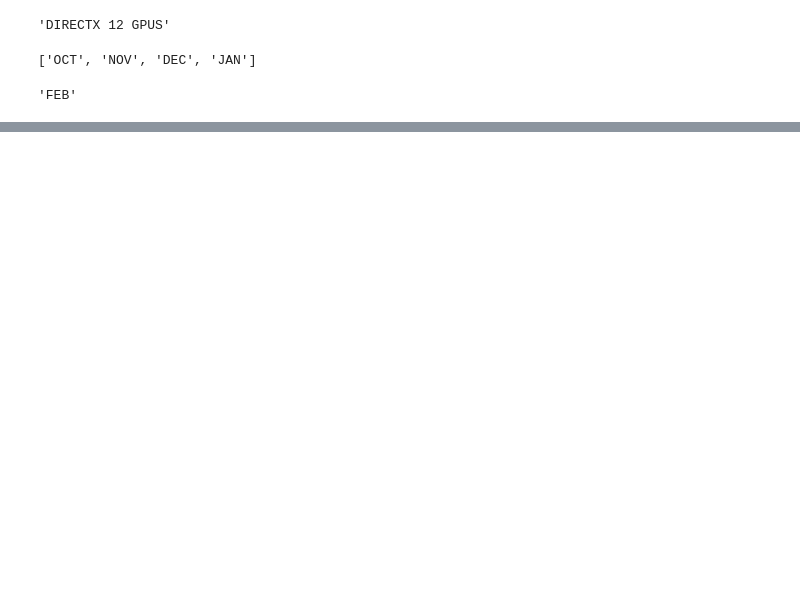
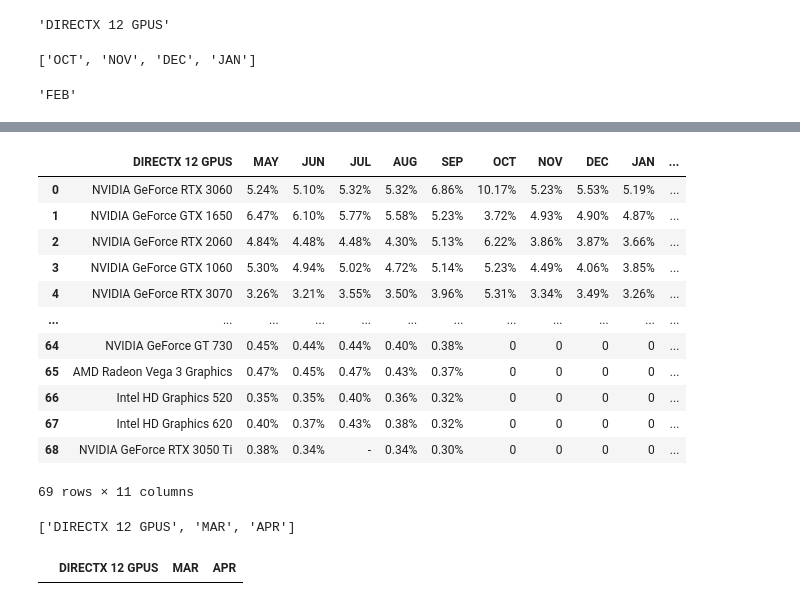
Before and after one commit to knoppds/CSCI_5502_Group_Project_01, a Jupyter notebook: gp_01_steam_GPU_usage.ipynb, the cells around one changed output, grey strips where cells are left out. Cells and saved outputs as stored; diff of their text form; code cells hidden in the pictures; blank space fills up the shorter version.

```diff
--- a/gp_01_steam_GPU_usage.ipynb
+++ b/gp_01_steam_GPU_usage.ipynb
@@ -119,0 +112,4 @@ df
+# %%
+url = 'https://web.archive.org/web/20231011055311/https://store.steampowered.com/hwsurvey/videocard/'
+request = requests.get(url)
+soup2 = BeautifulSoup(request.content, 'html.parser')
@@ -119,0 +153,5 @@ df
+# %%
+GPU_name = soup2.find_all('div', class_='substats_col_left')
+#strip the html tags
+GPU_name = [x.text.strip() for x in GPU_name]
+GPU_name = GPU_name[105:166]
@@ -119,0 +190,9 @@ df
+# %%
+#add the new data to the dataframe
+df2['DIRECTX 12 GPUS'] = GPU_name
+df2['MAY'] = MAY_usage
+df2['JUN'] = JUN_usage
+df2['JUL'] = JUL_usage
+df2['AUG'] = AUG_usage
+df2['SEP'] = SEP_usage
+df2
@@ -119,0 +213,24 @@ df
+# %%
+# when the two dataframes have the same DIRECTX 12 GPUS, we can merge them, when they don't add the new data to the dataframe
+df = pd.merge(df, df2, on='DIRECTX 12 GPUS', how='outer')
+#remove duplicate DIRECTX 12 GPUS
+df = df.drop_duplicates(subset='DIRECTX 12 GPUS')
+#fill the NaN values with 0
+df = df.fillna(0)
+#reorder the columns to be in the following order: DIRECTX 12 GPUS, MAY, JUN, JUL, AUG, SEP, OCT, NOV, DEC, JAN, FEB
+df = df[['DIRECTX 12 GPUS', 'MAY', 'JUN', 'JUL', 'AUG', 'SEP', 'OCT', 'NOV', 'DEC', 'JAN', 'FEB']]
+df
+# %% [output]
+|  | DIRECTX 12 GPUS | MAY | JUN | JUL | AUG | SEP | OCT | NOV | DEC | JAN | ... |
+| 0 | NVIDIA GeForce RTX 3060 | 5.24% | 5.10% | 5.32% | 5.32% | 6.86% | 10.17% | 5.23% | 5.53% | 5.19% | ... |
+| 1 | NVIDIA GeForce GTX 1650 | 6.47% | 6.10% | 5.77% | 5.58% | 5.23% | 3.72% | 4.93% | 4.90% | 4.87% | ... |
+| 2 | NVIDIA GeForce RTX 2060 | 4.84% | 4.48% | 4.48% | 4.30% | 5.13% | 6.22% | 3.86% | 3.87% | 3.66% | ... |
+| 3 | NVIDIA GeForce GTX 1060 | 5.30% | 4.94% | 5.02% | 4.72% | 5.14% | 5.23% | 4.49% | 4.06% | 3.85% | ... |
+| 4 | NVIDIA GeForce RTX 3070 | 3.26% | 3.21% | 3.55% | 3.50% | 3.96% | 5.31% | 3.34% | 3.49% | 3.26% | ... |
+| ... | ... | ... | ... | ... | ... | ... | ... | ... | ... | ... | ... |
+| 64 | NVIDIA GeForce GT 730 | 0.45% | 0.44% | 0.44% | 0.40% | 0.38% | 0 | 0 | 0 | 0 | ... |
+| 65 | AMD Radeon Vega 3 Graphics | 0.47% | 0.45% | 0.47% | 0.43% | 0.37% | 0 | 0 | 0 | 0 | ... |
+| 66 | Intel HD Graphics 520 | 0.35% | 0.35% | 0.40% | 0.36% | 0.32% | 0 | 0 | 0 | 0 | ... |
+| 67 | Intel HD Graphics 620 | 0.40% | 0.37% | 0.43% | 0.38% | 0.32% | 0 | 0 | 0 | 0 | ... |
+| 68 | NVIDIA GeForce RTX 3050 Ti | 0.38% | 0.34% | - | 0.34% | 0.30% | 0 | 0 | 0 | 0 | ... |
+69 rows × 11 columns
@@ -119,0 +241,37 @@ df
+# %%
+table_header = soup3.find_all('div', class_='substats_col_left col_header')
+#strip the html tags
+table_header = [x.text.strip() for x in table_header]
+#only keep the first element
+table_header = table_header[2]
+table_header
+
+table_months = soup3.find_all('div', class_='substats_col_month col_header')
+#keep only the first 4 elements
+table_months = table_months[3:4]
+#strip the html tags
+table_months = [x.text.strip() for x in table_months]
+table_months
+
+last_month = soup3.find_all('div', class_='substats_col_month_last_pct col_header')
+#strip the html tags
+last_month = [x.text.strip() for x in last_month]
+#only keep the first element
+last_month = last_month[0]
+last_month
+
+#combine all the lists into one list
+table_header = [table_header] + table_months + [last_month]
+table_header
+table_header
+# %% [output]
+['DIRECTX 12 GPUS', 'MAR', 'APR']
+# %%
+#turn the list into a dataframe where each element is a column header
+df3 = pd.DataFrame(table_header)
+df3 = df3.T
+df3.columns = df3.iloc[0]
+df3 = df3[1:]
+df3
+# %% [output]
+|  | DIRECTX 12 GPUS | MAR | APR |
```
Also changed, not shown: parts of 13 cells of this notebook, 6 other files.
